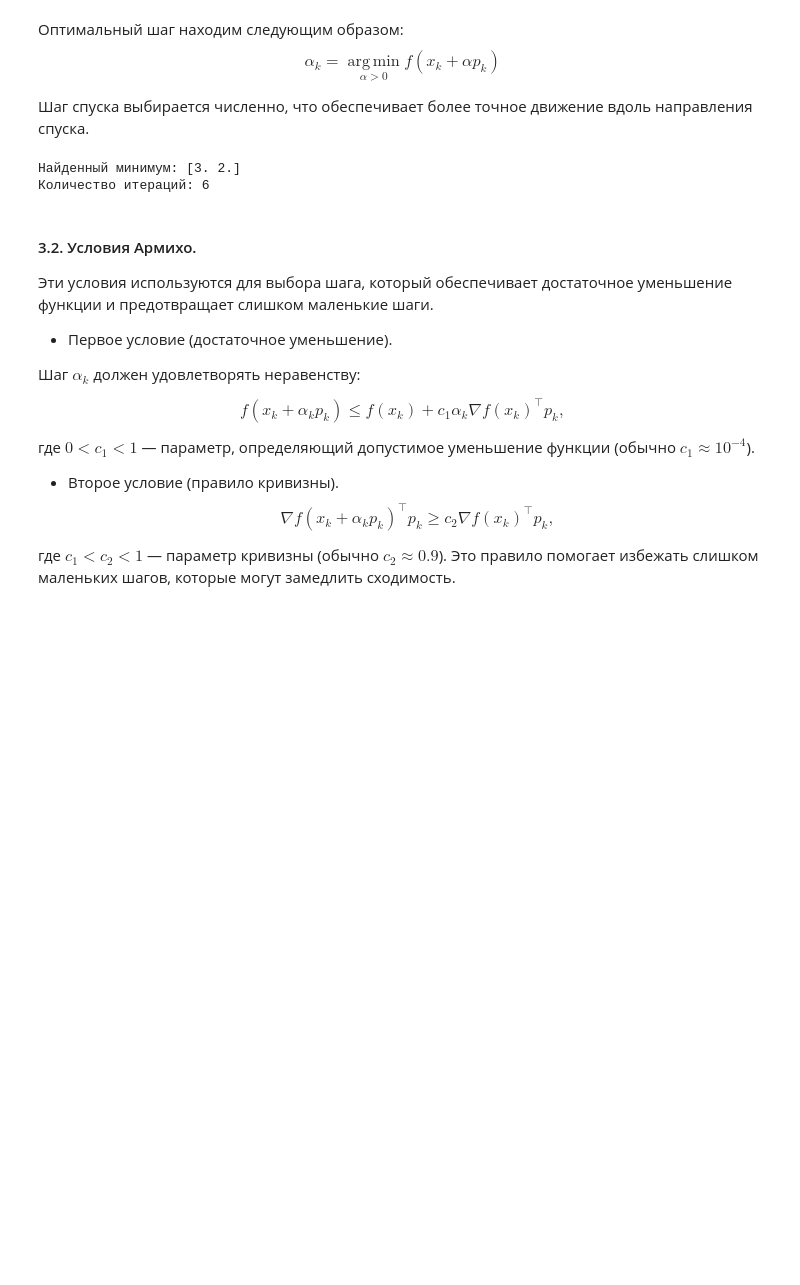
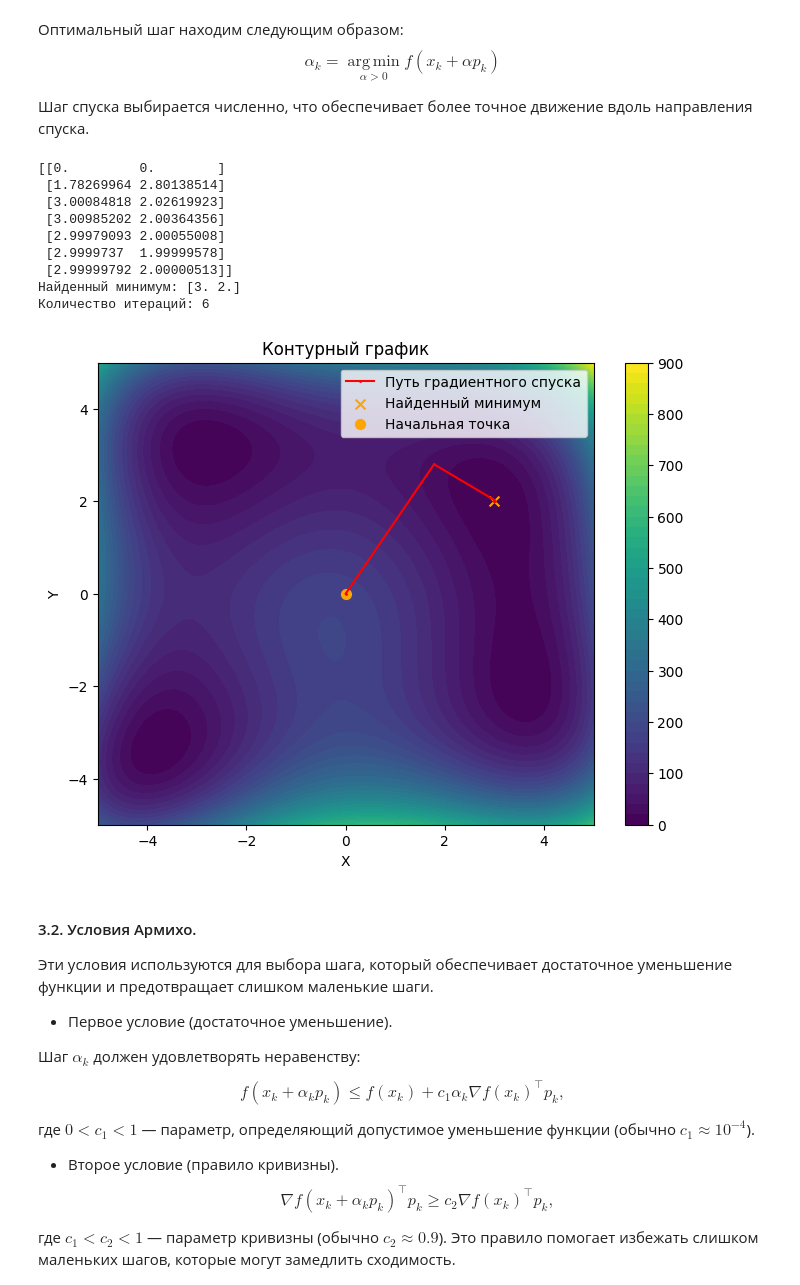
Before and after one commit to Kirill-Yurkov/MetOpt3, a Jupyter notebook: main.ipynb, the cells around one changed output. Drawn from its saved outputs; the diff is of its cells as text; code cells hidden in the pictures; blank space fills up the shorter version.

```diff
--- a/main.ipynb
+++ b/main.ipynb
@@ -315,7 +336,7 @@ def broyden_method(f, grad_f, x0, func_iter, max_iter=5000, tol=0.0001, gamma_mi
 
         iterations += 1
 
-    return x, path, iterations
+    return x, np.array(path), iterations
 # %% [markdown]
 #### **Выбор шага спуска.**
 #### 3.1. Метод золотого сечения.
@@ -375,8 +396,19 @@ x_min_broyden_opt, path_broyden_opt, count_iterations_broyden_opt = broyden_meth
 print(f"Найденный минимум: {np.round(x_min_broyden_opt, 4)}")
 print(f"Количество итераций: {count_iterations_broyden_opt}")
 # %% [output]
+[[0.         0.        ]
+ [1.78269964 2.80138514]
+ [3.00084818 2.02619923]
+ [3.00985202 2.00364356]
+ [2.99979093 2.00055008]
+ [2.9999737  1.99999578]
+ [2.99999792 2.00000513]]
 Найденный минимум: [3. 2.]
 Количество итераций: 6
+# %%
+visualization_of_searching(x_min_broyden_opt, path_broyden_opt)
+# %% [output]
+[figure, added]
 # %% [markdown]
 #### 3.2. Условия Армихо.
 Эти условия используются для выбора шага, который обеспечивает достаточное уменьшение функции и предотвращает слишком маленькие шаги.
```
Also changed, not shown: parts of 4 cells of this notebook.
